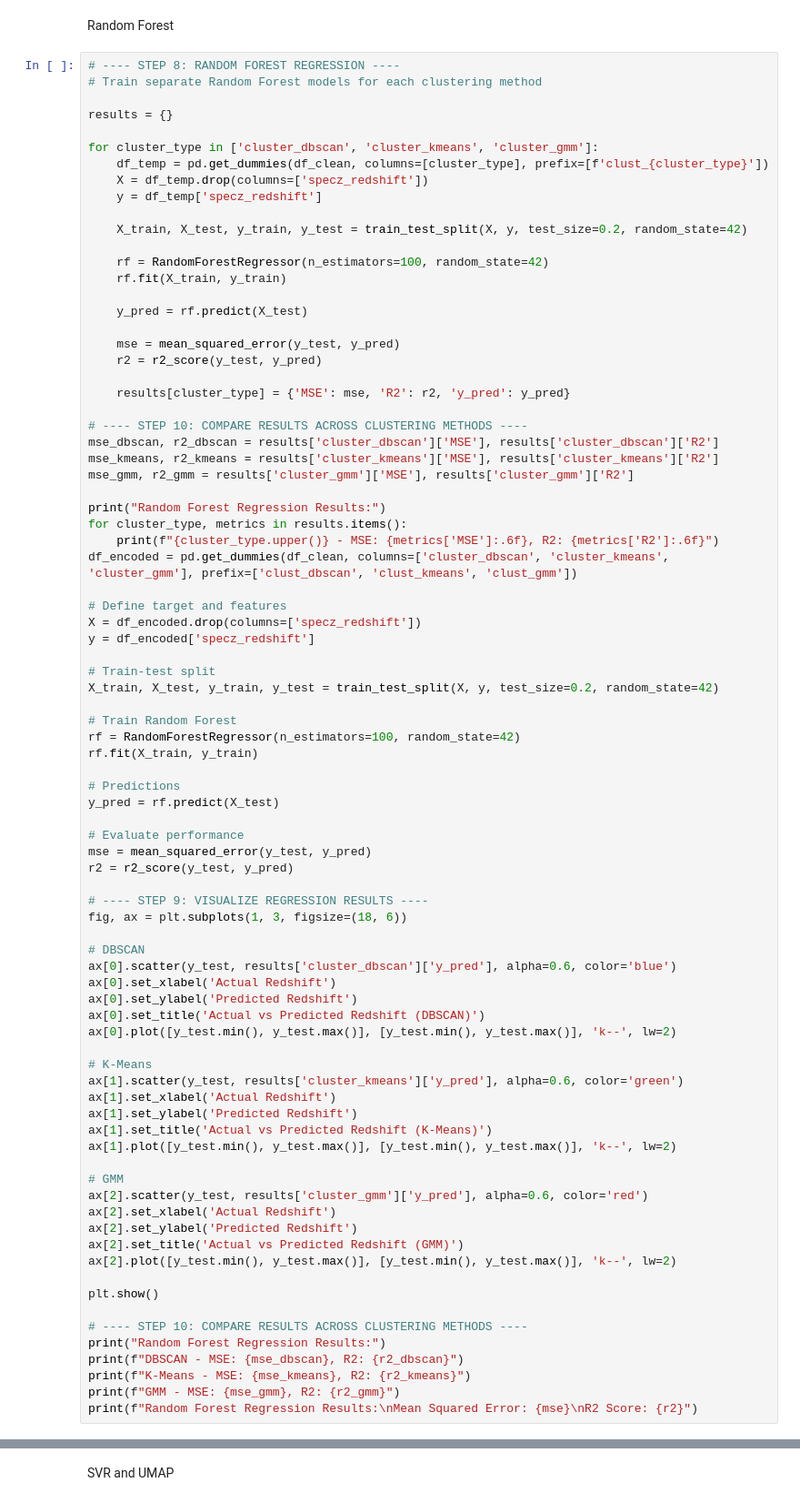
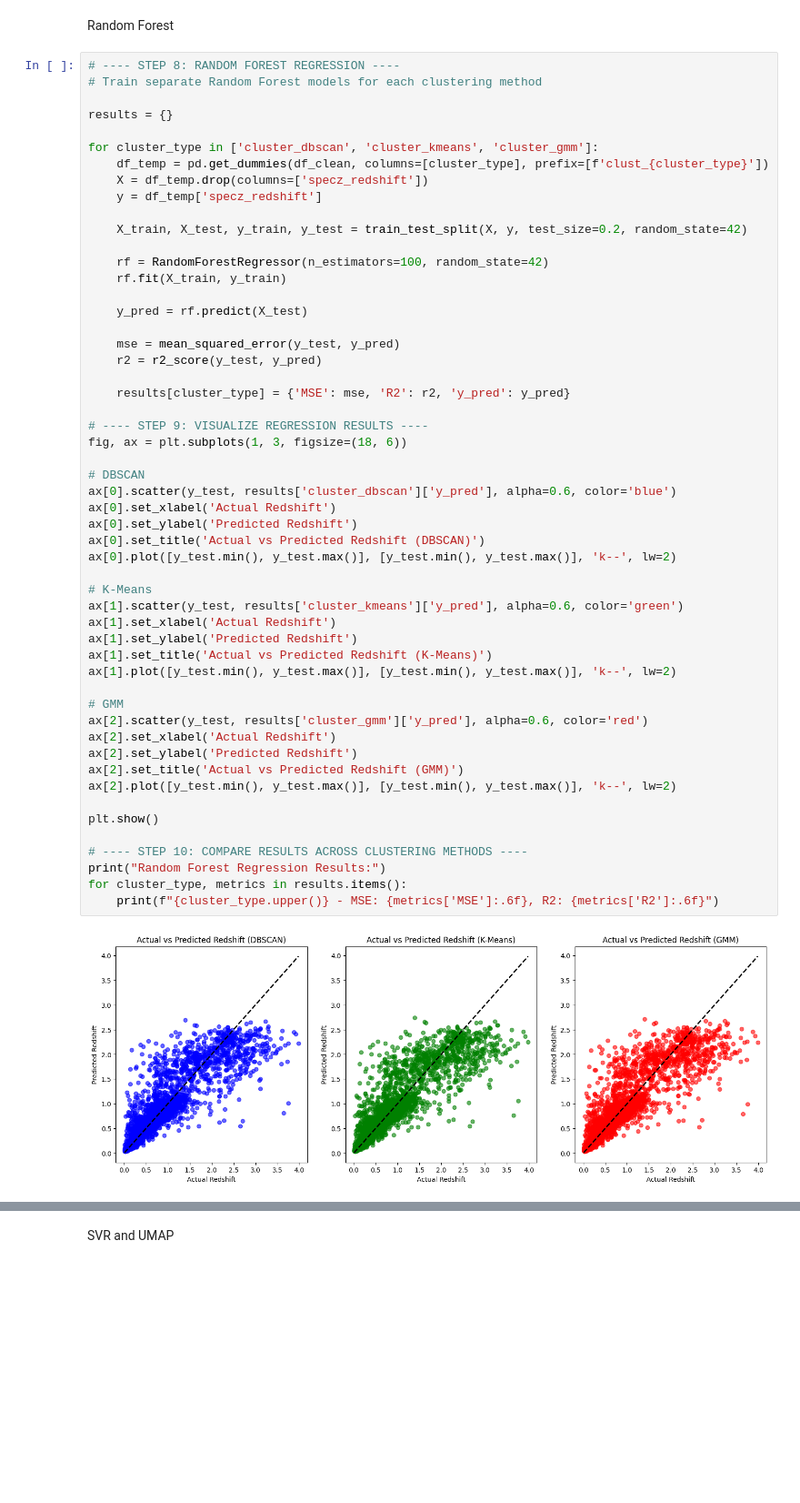
Before and after one commit to Chloy02/Photometric_Redshift_Estimation, a Jupyter notebook: Data_processing_and_model/DB_new.ipynb, the cells around one changed output, grey strips where cells are left out. Shown at 91% size. Saved outputs shown, nothing was run; the diff lists cells and outputs as text; blank space fills up the shorter version.

```diff
--- a/Data_processing_and_model/DB_new.ipynb
+++ b/Data_processing_and_model/DB_new.ipynb
@@ -203,64 +199,36 @@ for cluster_type in ['cluster_dbscan', 'cluster_kmeans', 'cluster_gmm']:
     r2 = r2_score(y_test, y_pred)
 
     results[cluster_type] = {'MSE': mse, 'R2': r2, 'y_pred': y_pred}
-
-# ---- STEP 10: COMPARE RESULTS ACROSS CLUSTERING METHODS ----
-mse_dbscan, r2_dbscan = results['cluster_dbscan']['MSE'], results['cluster_dbscan']['R2']
-mse_kmeans, r2_kmeans = results['cluster_kmeans']['MSE'], results['cluster_kmeans']['R2']
-mse_gmm, r2_gmm = results['cluster_gmm']['MSE'], results['cluster_gmm']['R2']
-
-print("Random Forest Regression Results:")
-for cluster_type, metrics in results.items():
-    print(f"{cluster_type.upper()} - MSE: {metrics['MSE']:.6f}, R2: {metrics['R2']:.6f}")
-df_encoded = pd.get_dummies(df_clean, columns=['cluster_dbscan', 'cluster_kmeans', 'cluster_gmm'], prefix=['clust_dbscan', 'clust_kmeans', 'clust_gmm'])
-
-# Define target and features
-X = df_encoded.drop(columns=['specz_redshift'])
-y = df_encoded['specz_redshift']
-
-# Train-test split
-X_train, X_test, y_train, y_test = train_test_split(X, y, test_size=0.2, random_state=42)
-
-# Train Random Forest
-rf = RandomForestRegressor(n_estimators=100, random_state=42)
-rf.fit(X_train, y_train)
-
-# Predictions
-y_pred = rf.predict(X_test)
-
-# Evaluate performance
-mse = mean_squared_error(y_test, y_pred)
-r2 = r2_score(y_test, y_pred)
 
 # ---- STEP 9: VISUALIZE REGRESSION RESULTS ----
 fig, ax = plt.subplots(1, 3, figsize=(18, 6))
 
 # DBSCAN
 ax[0].scatter(y_test, results['cluster_dbscan']['y_pred'], alpha=0.6, color='blue')
 ax[0].set_xlabel('Actual Redshift')
 ax[0].set_ylabel('Predicted Redshift')
 ax[0].set_title('Actual vs Predicted Redshift (DBSCAN)')
 ax[0].plot([y_test.min(), y_test.max()], [y_test.min(), y_test.max()], 'k--', lw=2)
 
 # K-Means
 ax[1].scatter(y_test, results['cluster_kmeans']['y_pred'], alpha=0.6, color='green')
 ax[1].set_xlabel('Actual Redshift')
 ax[1].set_ylabel('Predicted Redshift')
 ax[1].set_title('Actual vs Predicted Redshift (K-Means)')
 ax[1].plot([y_test.min(), y_test.max()], [y_test.min(), y_test.max()], 'k--', lw=2)
 
 # GMM
 ax[2].scatter(y_test, results['cluster_gmm']['y_pred'], alpha=0.6, color='red')
 ax[2].set_xlabel('Actual Redshift')
 ax[2].set_ylabel('Predicted Redshift')
 ax[2].set_title('Actual vs Predicted Redshift (GMM)')
 ax[2].plot([y_test.min(), y_test.max()], [y_test.min(), y_test.max()], 'k--', lw=2)
 
 plt.show()
 
 # ---- STEP 10: COMPARE RESULTS ACROSS CLUSTERING METHODS ----
 print("Random Forest Regression Results:")
-print(f"DBSCAN - MSE: {mse_dbscan}, R2: {r2_dbscan}")
-print(f"K-Means - MSE: {mse_kmeans}, R2: {r2_kmeans}")
-print(f"GMM - MSE: {mse_gmm}, R2: {r2_gmm}")
-print(f"Random Forest Regression Results:\nMean Squared Error: {mse}\nR2 Score: {r2}")
+for cluster_type, metrics in results.items():
+    print(f"{cluster_type.upper()} - MSE: {metrics['MSE']:.6f}, R2: {metrics['R2']:.6f}")
+# %% [output]
+[figure, added]
```
Also changed, not shown: parts of 4 cells of this notebook.
